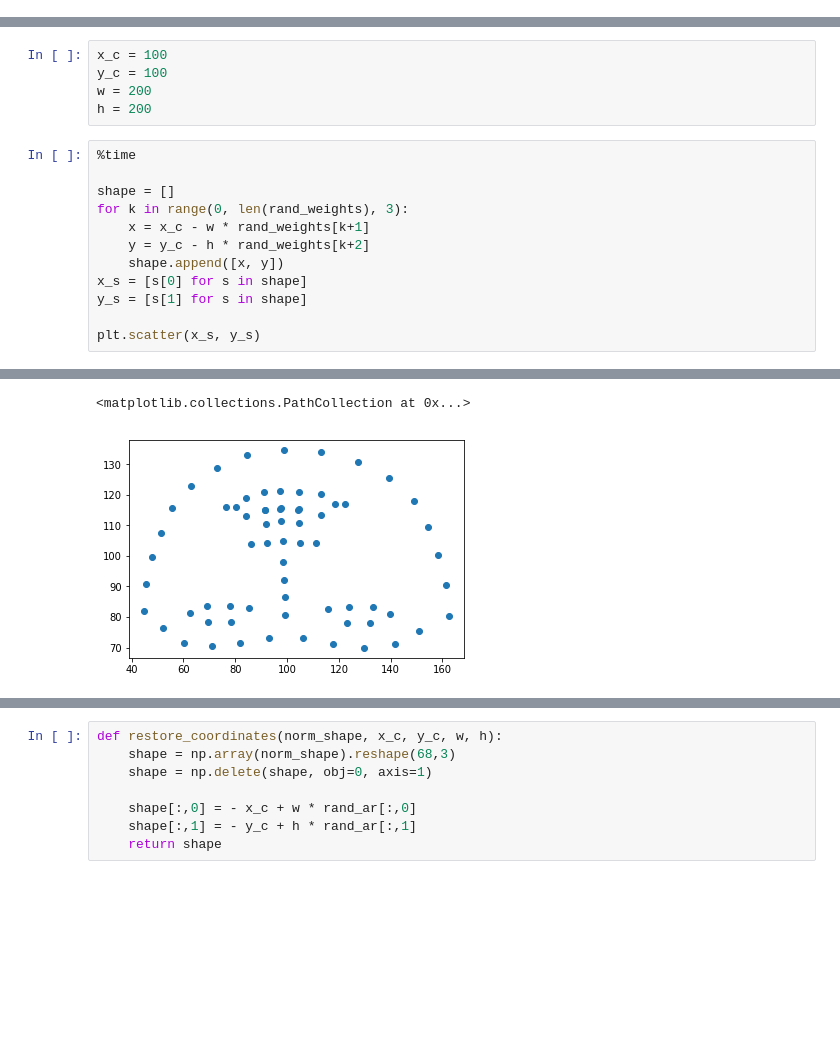
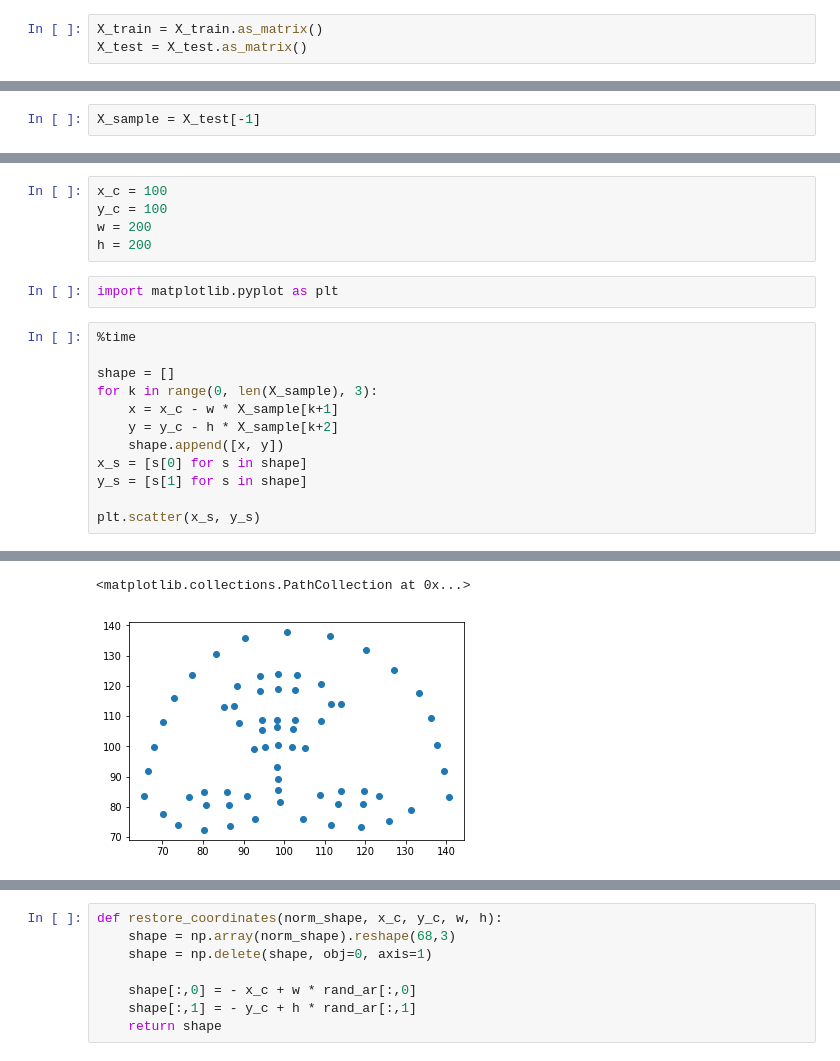
Before and after one commit to yuriimchg/emotions_from_webcam, a Jupyter notebook: training/research.ipynb, the cells around one changed output, grey strips where cells are left out. Cells and saved outputs as stored; diff of their text form; blank space fills up the shorter version.

```diff
--- a/training/research.ipynb
+++ b/training/research.ipynb
@@ -303,0 +304,3 @@ sum(y_pred == y_test) / len(y_test)
+# %%
+X_train = X_train.as_matrix()
+X_test = X_test.as_matrix()
@@ -340,3 +347,5 @@ rand_weights = list(X_test.iterrows())[1][1]
+# %%
+X_sample = X_test[-1]
 # %% [markdown]
 ### Restoring the original point coordinates
 # %%
@@ -344,13 +353,15 @@ x_c = 100
 y_c = 100
 w = 200
 h = 200
+# %%
+import matplotlib.pyplot as plt
 # %%
 %time
 
 shape = []
-for k in range(0, len(rand_weights), 3):
-    x = x_c - w * rand_weights[k+1]
-    y = y_c - h * rand_weights[k+2]
+for k in range(0, len(X_sample), 3):
+    x = x_c - w * X_sample[k+1]
+    y = y_c - h * X_sample[k+2]
     shape.append([x, y])
 x_s = [s[0] for s in shape]
 y_s = [s[1] for s in shape]
@@ -362,5 +373,5 @@ Wall time: 12.4 µs
 <matplotlib.collections.PathCollection at 0x...>
-[figure, old version]
+[figure, new version]
 # %%
 %time
 
```
Also changed, not shown: parts of 15 cells of this notebook.
